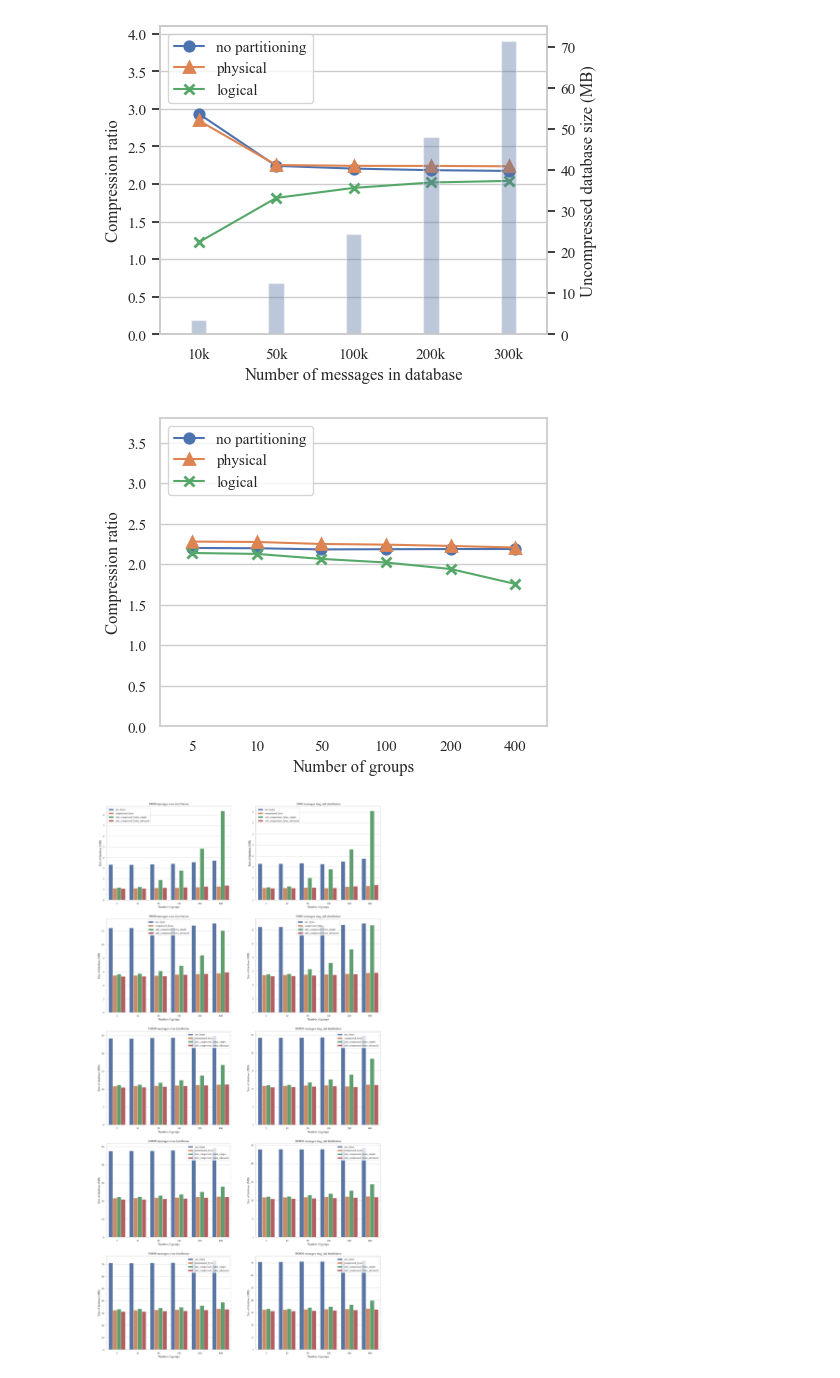
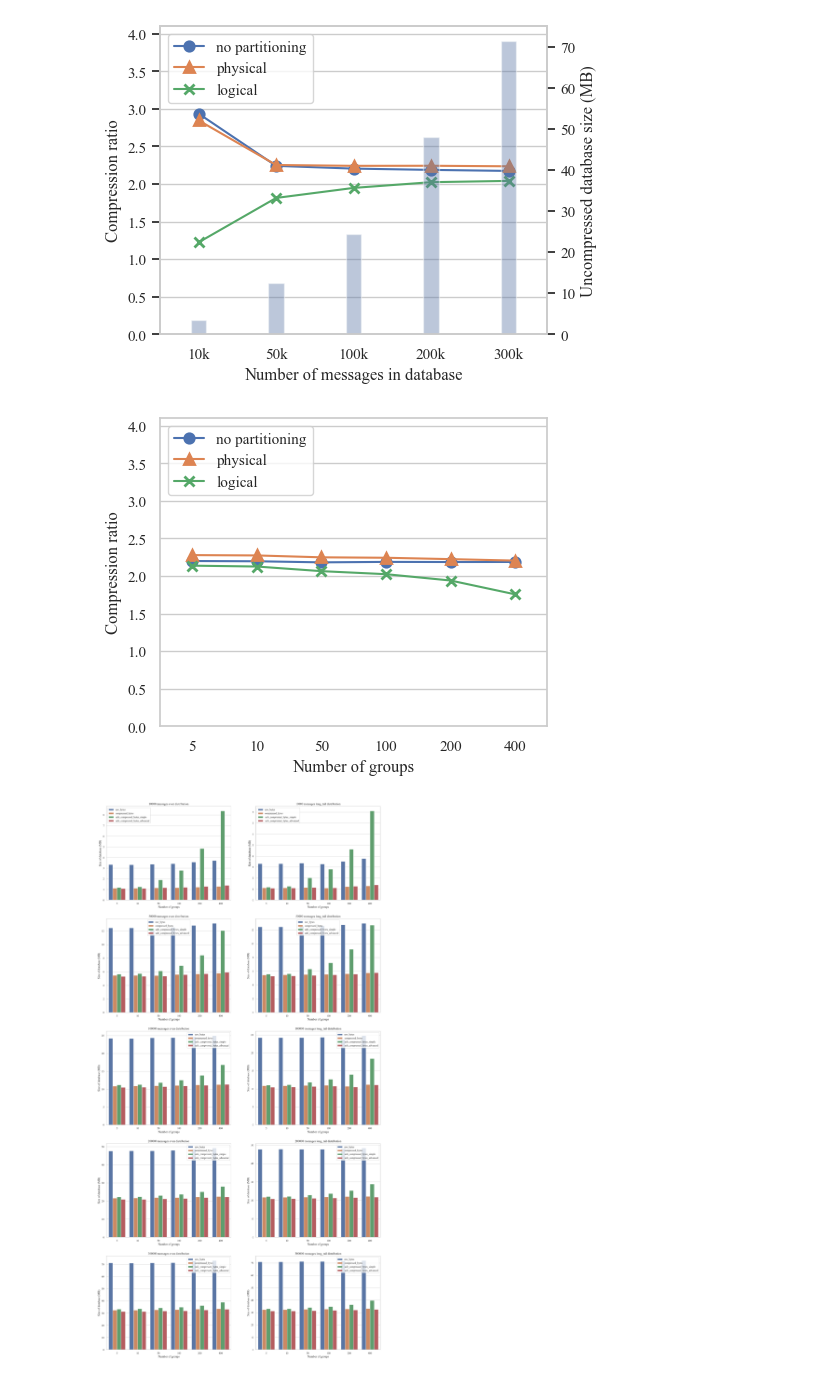
Before and after one commit to AFdrolf/secure-compression-framework-lib, a Jupyter notebook: evaluation/stats/plot_whatsapp_eval.ipynb, the cells around one changed output. Saved outputs shown, nothing was run; the diff lists cells and outputs as text; code cells hidden in the pictures.

```diff
--- a/evaluation/stats/plot_whatsapp_eval.ipynb
+++ b/evaluation/stats/plot_whatsapp_eval.ipynb
@@ -74,20 +93,20 @@ fig.savefig("whatsapp_m_plot.png", dpi=300, bbox_inches='tight')
 # %%
 fig = plt.figure(figsize=(5, 4))
 ax= fig.gca()
 m = 200000
 
 # Compression ratio
 sns.pointplot(ndata[(ndata.dist == "even") & (ndata.m == m)], x="n", y="value", hue="variable", markers=["o", "^", "x"], ax=ax)
 for l in ax.lines:
     l.set_linewidth(1.5)
-ax.set_ybound(0, 3.8)
+ax.set_ybound(0, 4.1)
 ax.set_xlabel("Number of groups")
 ax.set_ylabel("Compression ratio")
 ax.legend(loc="upper left")
 
 fig.savefig("whatsapp_n_plot.png", dpi=300, bbox_inches='tight')
 # %% [output]
-[figure, old version]
+[figure, new version]
 # %%
 fig, axes = plt.subplots(data.m.nunique(), data.dist.nunique(), figsize=(20, 40))
 for i, m in enumerate(data.m.unique()):
```
Also changed, not shown: parts of 4 cells of this notebook, 9 other files.
